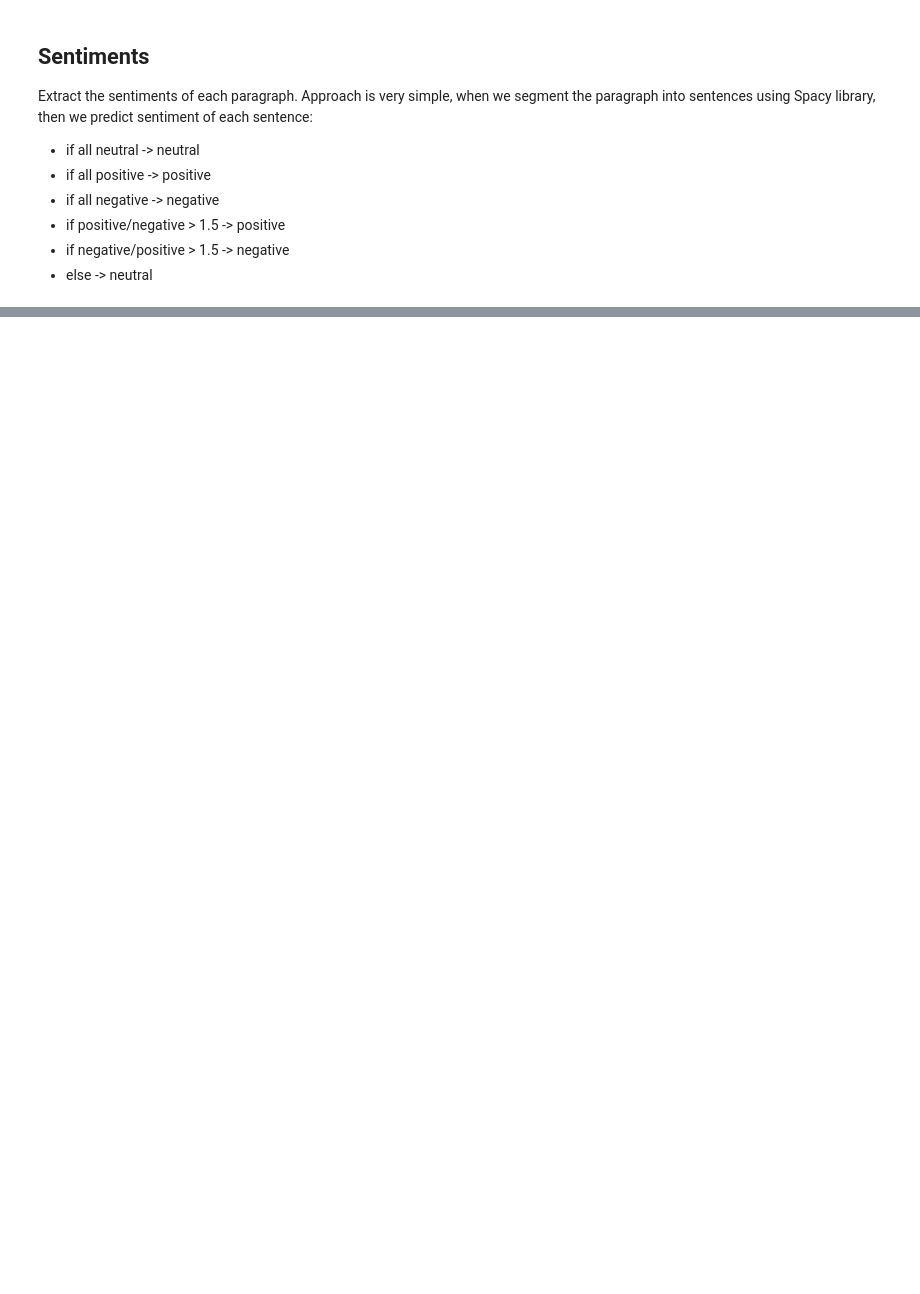
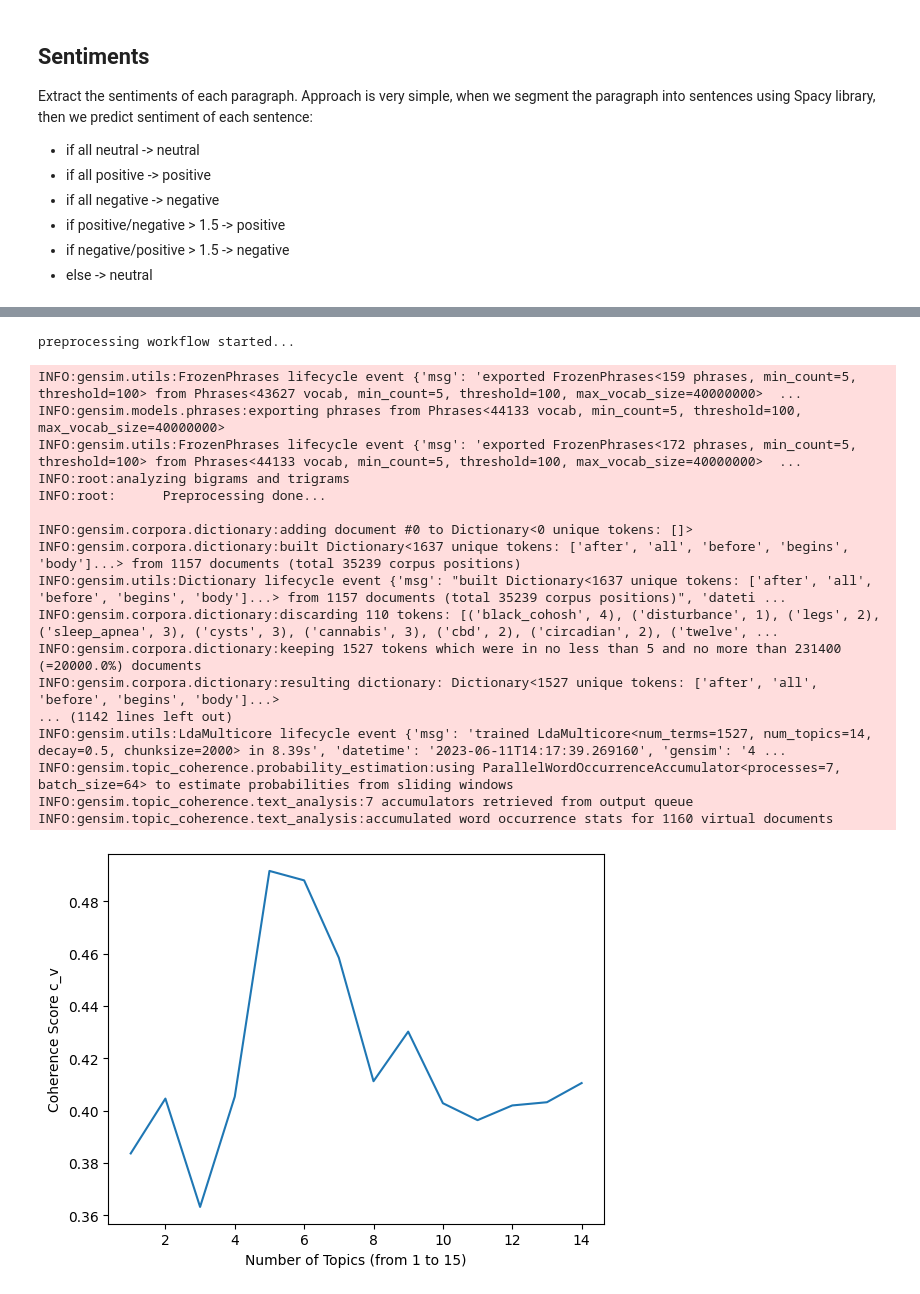
Before and after one commit to hamzeiehsan/lda_sentiment_books, a Jupyter notebook: lda_notebook.ipynb, the cells around one changed output, grey strips where cells are left out. Saved outputs shown, nothing was run; the diff lists cells and outputs as text; code cells hidden in the pictures; blank space fills up the shorter version.

```diff
--- a/lda_notebook.ipynb
+++ b/lda_notebook.ipynb
@@ -88,0 +88,6 @@ preprocessing workflow started...
+# %%
+custom_stopwords = ['women', 'woman', 'menopause', "it's", 'something', "you're", 'same', "i'm",
+                   'too', 'then', 'those', 'still', 'including', 'include', 'no', "''", "i've", "don't", "doesn't",
+                   "isn't", "can't", "didn't", "said", "i'd", "final", "doing", "give", "gave", "through", "put",
+                   "got", "get", "sure", "d", "g", "b", "s", "we'll"]
+lda_model.preprocess(custom_stopwords)  # potential arguments should be discuss here
@@ -194,0 +256,6 @@ vis.pyviz_topics()  # pyVis topic analysis
+# %%
+hrp_book_name = 'Hormone Repair Manual'
+nl_book_name = 'Next Level'
+qm_book_name = 'Queen Menopause'
+tmm_book_name = 'The Menopause Manifesto'
+m_book_name = 'Menopausing'
@@ -194,0 +264,3 @@ vis.pyviz_topics()  # pyVis topic analysis
+# %%
+hrp_df = bookshelf.create_corpus_custom_df(hrp_book_name)
+hrp_df.head()
@@ -194,0 +274,7 @@ vis.pyviz_topics()  # pyVis topic analysis
+# %%
+# creating lda object and choosing number of topics
+hrp_lda_model = LDAModel(hrp_df)
+hrp_lda_model.preprocess(custom_stopwords)
+hrp_lda_model.create_bow_model()
+hrp_lda_model.plot_optimal_coherent_scores()
+# %% [output]
@@ -194,0 +298,19 @@ vis.pyviz_topics()  # pyVis topic analysis
+preprocessing workflow started...
+INFO:gensim.utils:FrozenPhrases lifecycle event {'msg': 'exported FrozenPhrases<159 phrases, min_count=5, threshold=100> from Phrases<43627 vocab, min_count=5, threshold=100, max_vocab_size=40000000>  ...
+INFO:gensim.models.phrases:exporting phrases from Phrases<44133 vocab, min_count=5, threshold=100, max_vocab_size=40000000>
+INFO:gensim.utils:FrozenPhrases lifecycle event {'msg': 'exported FrozenPhrases<172 phrases, min_count=5, threshold=100> from Phrases<44133 vocab, min_count=5, threshold=100, max_vocab_size=40000000>  ...
+INFO:root:analyzing bigrams and trigrams
+INFO:root:      Preprocessing done...
+
+INFO:gensim.corpora.dictionary:adding document #0 to Dictionary<0 unique tokens: []>
+INFO:gensim.corpora.dictionary:built Dictionary<1637 unique tokens: ['after', 'all', 'before', 'begins', 'body']...> from 1157 documents (total 35239 corpus positions)
+INFO:gensim.utils:Dictionary lifecycle event {'msg': "built Dictionary<1637 unique tokens: ['after', 'all', 'before', 'begins', 'body']...> from 1157 documents (total 35239 corpus positions)", 'dateti ...
+INFO:gensim.corpora.dictionary:discarding 110 tokens: [('black_cohosh', 4), ('disturbance', 1), ('legs', 2), ('sleep_apnea', 3), ('cysts', 3), ('cannabis', 3), ('cbd', 2), ('circadian', 2), ('twelve', ...
+INFO:gensim.corpora.dictionary:keeping 1527 tokens which were in no less than 5 and no more than 231400 (=20000.0%) documents
+INFO:gensim.corpora.dictionary:resulting dictionary: Dictionary<1527 unique tokens: ['after', 'all', 'before', 'begins', 'body']...>
+... (1142 lines left out)
+INFO:gensim.utils:LdaMulticore lifecycle event {'msg': 'trained LdaMulticore<num_terms=1527, num_topics=14, decay=0.5, chunksize=2000> in 8.39s', 'datetime': '2023-06-11T14:17:39.269160', 'gensim': '4 ...
+INFO:gensim.topic_coherence.probability_estimation:using ParallelWordOccurrenceAccumulator<processes=7, batch_size=64> to estimate probabilities from sliding windows
+INFO:gensim.topic_coherence.text_analysis:7 accumulators retrieved from output queue
+INFO:gensim.topic_coherence.text_analysis:accumulated word occurrence stats for 1160 virtual documents
+[figure, added]
```
Also changed, not shown: parts of 58 cells of this notebook, 1 other file.
